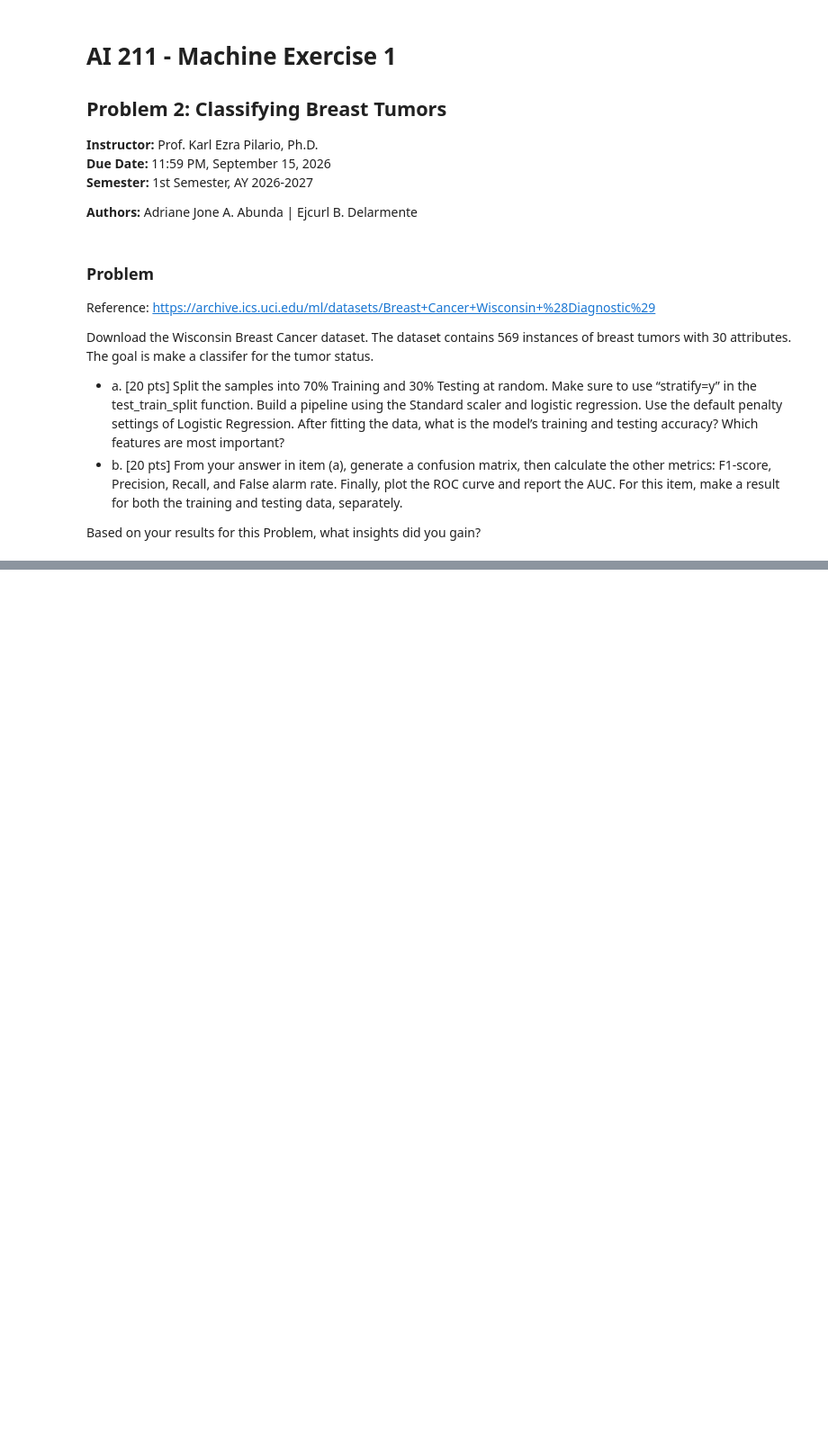
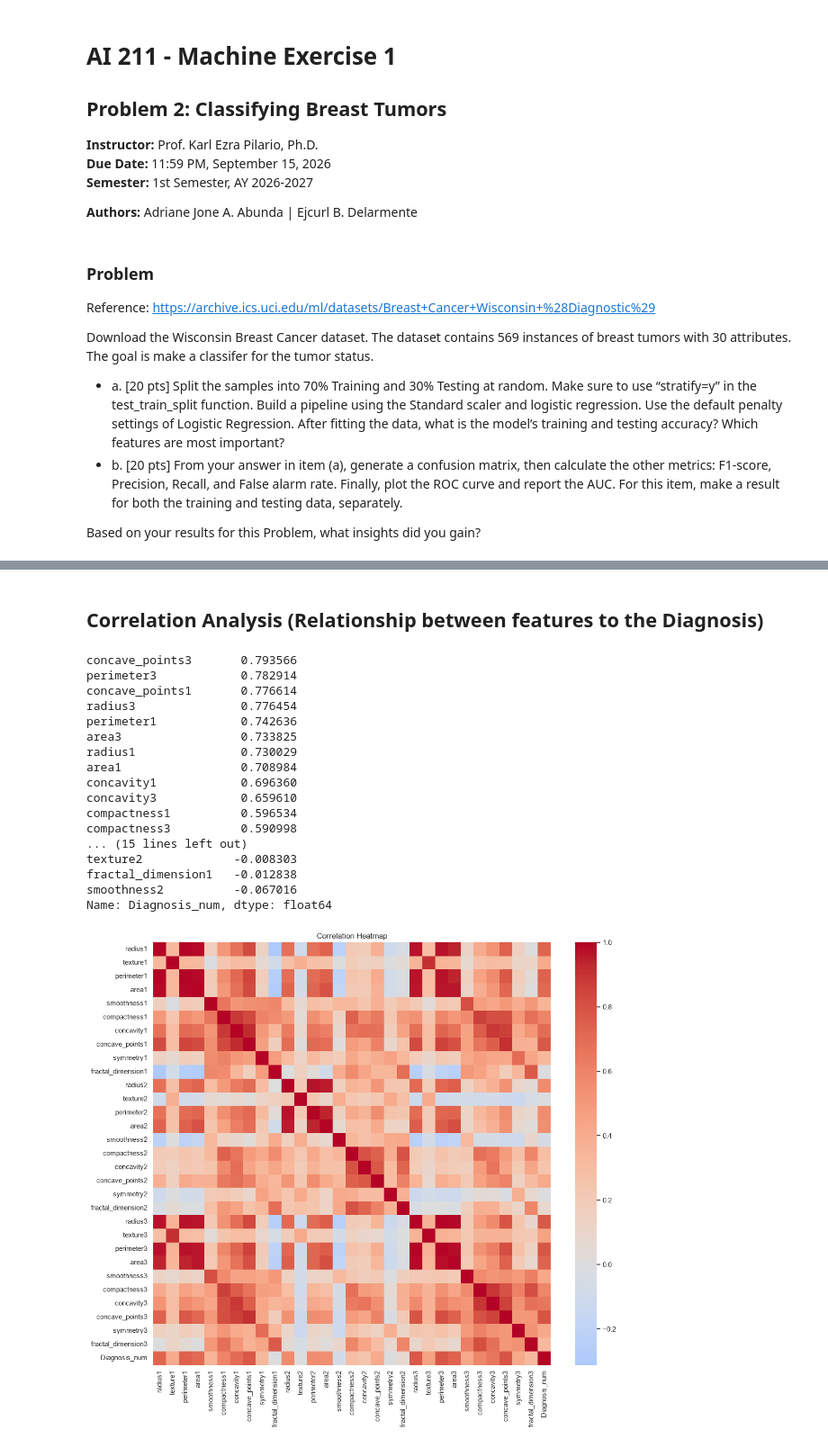
Before and after one commit to AdrianeJone/AI221-Classical-Machine-Learning, a Jupyter notebook: Machine Exercises/MEX 1/MEX_1_Problem_2.ipynb, the cells around one changed output, grey strips where cells are left out. Shown at 90% size. Cells and saved outputs as stored; diff of their text form; code cells hidden in the pictures; blank space fills up the shorter version.

```diff
--- a/Machine Exercises/MEX 1/MEX_1_Problem_2.ipynb
+++ b/Machine Exercises/MEX 1/MEX_1_Problem_2.ipynb
@@ -51,0 +136,33 @@ RANDOM_SEED = 23
+# %% [markdown]
+## Correlation Analysis (Relationship between features to the Diagnosis)
+# %%
+temp_target = data['Diagnosis'].map({'M': 1, 'B': 0})
+corr_matrix = data.assign(Diagnosis_num=temp_target).drop(columns=['Diagnosis']).corr()
+
+corr_with_target = corr_matrix['Diagnosis_num'].drop('Diagnosis_num').sort_values(ascending=False)
+print(corr_with_target)
+
+plt.figure(figsize=(14, 12))
+sns.set(style="whitegrid")
+sns.heatmap(corr_matrix, cmap='coolwarm', center=0)
+plt.title('Correlation Heatmap')
+plt.show()
+# %% [output]
+concave_points3       0.793566
+perimeter3            0.782914
+concave_points1       0.776614
+radius3               0.776454
+perimeter1            0.742636
+area3                 0.733825
+radius1               0.730029
+area1                 0.708984
+concavity1            0.696360
+concavity3            0.659610
+compactness1          0.596534
+compactness3          0.590998
+... (15 lines left out)
+texture2             -0.008303
+fractal_dimension1   -0.012838
+smoothness2          -0.067016
+Name: Diagnosis_num, dtype: float64
+[figure, added]
```
Also changed, not shown: parts of 12 cells of this notebook.
